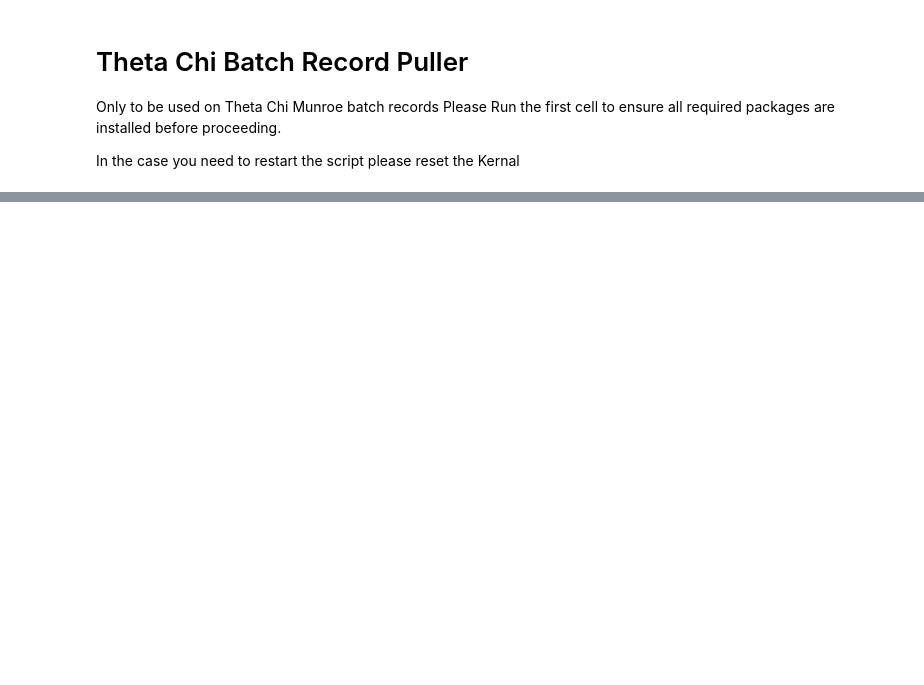
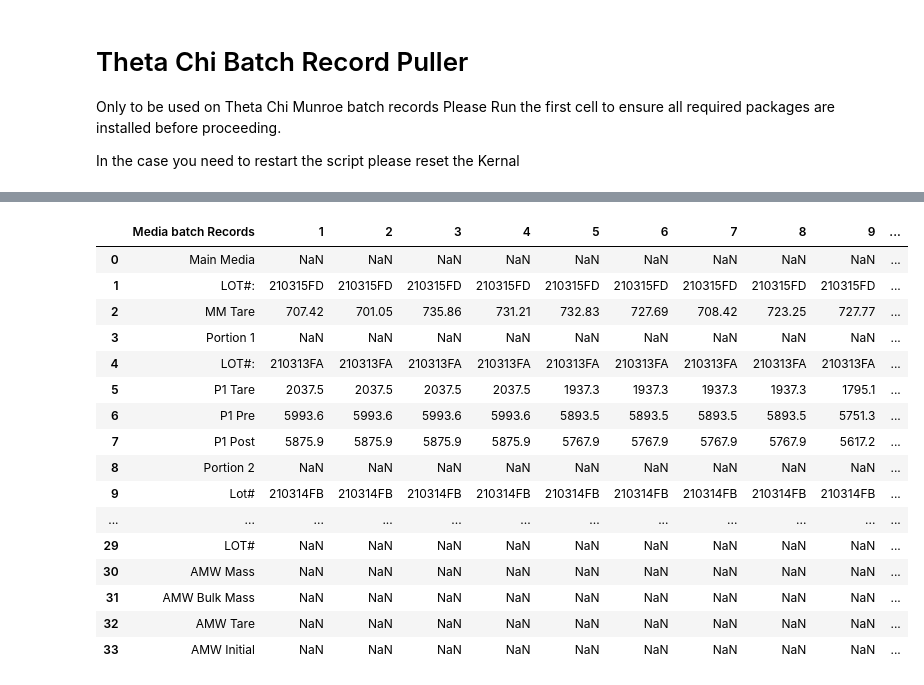
Before and after one commit to ZYMERGEN-khernandez/Batch-Record-Puller, a Jupyter notebook: batch_record_puller.ipynb, the cells around one changed output, grey strips where cells are left out. Saved outputs shown, nothing was run; the diff lists cells and outputs as text; code cells hidden in the pictures; blank space fills up the shorter version.

```diff
--- a/batch_record_puller.ipynb
+++ b/batch_record_puller.ipynb
@@ -12,8 +24,9 @@ In the case you need to restart the script please reset the Kernal
 # %%
 import pandas as pd
-import ossource = os.getcwd()
+import os
+source = os.getcwd()
 os.chdir('Batch Records')
-base = pd.read_excel('Batch Record Template.xlsx')
+base = pd.read_excel('Mun Batch Record Template.xlsx')
 files =  os.listdir()
 count = 1
 count2 = 1
@@ -157,3 +170,74 @@ for i in files:
 os.chdir('../')
 base.to_csv('Batch Record Data.csv')
 print('DONE!!!!!!!')
+# %%
+import pandas as pd
+import os
+#source = os.getcwd()
+#os.chdir('Batch Records')
+files =  os.listdir()
+base = pd.read_excel('Roo Batch Record Template.xlsx')
+glucose_counter = 1
+p1_counter = 1
+p2_counter =1
+adp_counter = 1
+amw_counter = 1
+mm_counter = 1
+
+for file in files:
+    if 'Main Media' in file:
+        print('Pulling Main Media Data from: ',file)
+        mm_dispense = pd.read_excel(file,'Ferm Dispense', usecols='M:AB')
+        mm_recipe = pd.read_excel(file,'Ferm Recipe', usecols='L:O')
+        mm_lot = pd.read_excel(file,'Order', usecols='C')
+        mm_dispense_columns = mm_dispense.columns
+        for col in mm_recipe.columns:
+            for i in range(4):
+                print('loop ', mm_counter)
+                base.loc[1,mm_counter] = mm_lot.loc[0,'Lot No.']
+                base.loc[2,mm_counter] = mm_dispense.loc[9,mm_dispense_columns[mm_counter-1]]
+                base.loc[7,mm_counter]= mm_recipe.loc[7,col]
+                base.loc[12,mm_counter] = mm_recipe.loc[10,col]
+                mm_counter += 1
+    if 'Portion 1' in file:
+        print('Pulling Portion 1 Media Data: ',file)
+        p1_lot = pd.read_excel(file,'Order',usecols='C')
+        p1_dispense = pd.read_excel(file,'Ferm Dispense',usecols='M:P')
+        for col in p1_dispense.columns:
+            for i in range(4):
+                print('p1 Loop ', p1_counter)
+                base.loc[4,p1_counter] = p1_lot.loc[0,'Lot No.']
+                base.loc[5,p1_counter] = p1_dispense.loc[8,col]
+                base.loc[6,p1_counter] = p1_dispense.loc[12,col]
+                p1_counter += 1
+    if 'Portion 2' in file:
+        print('Pulling Portion 2 Media Data: ',file)
+        p2_lot = pd.read_excel(file,'Order',usecols='C')
+        p2_dispense = pd.read_excel(file,'Ferm Dispense',usecols='M:P')
+        for col in p2_dispense.columns:
+            for i in range(4):
+                print('p2 Loop ', p2_counter)
+                base.loc[9,p2_counter] = p2_lot.loc[0,'Lot No.']
+                base.loc[10,p2_counter] = p2_dispense.loc[5,col]
+                base.loc[11,p2_counter] = p2_dispense.loc[10,col]
+                base.loc[14,p2_counter] = p2_dispense.loc[8,col]
+                base.loc[13,p2_counter] = p2_dispense.loc[9,col]
+                p2_counter += 1
+    if 'Adipic Acid' in file:
+        print('Pulling ADP Data: ',file)
+        adp_lot = pd.read_exel(file,'Order',usecols='C')
+        adp_recipe = pd.read_excel(file,'Ferm Recipe',usecols = 'L:M')
+        adp_dispense = pd.read_excel(file,'Ferm Dispense',usecols='M:AB')
+        adp_dispense_columns = adp_dispense.columns
+        for col in adp_recipe.columns:
+            for i in range(16):
+                print('ADP Loop ', adp_counter)
+                base.loc[23,adp_counter] = adp_lot[0,'Lot No.']
+                base.loc[24,adp_counter] =
+                base.loc[25,adp_counter] =
+                base.loc[26,adp_counter] =
+                base.loc[27,adp_counter] =
+
+
+display(base)
+# %% [output]
@@ -159,0 +261,17 @@ print('DONE!!!!!!!')
+|  | Media batch Records | 1 | 2 | 3 | 4 | 5 | 6 | 7 | 8 | 9 | ... |
+| 0 | Main Media | NaN | NaN | NaN | NaN | NaN | NaN | NaN | NaN | NaN | ... |
+| 1 | LOT#: | 210315FD | 210315FD | 210315FD | 210315FD | 210315FD | 210315FD | 210315FD | 210315FD | 210315FD | ... |
+| 2 | MM Tare | 707.42 | 701.05 | 735.86 | 731.21 | 732.83 | 727.69 | 708.42 | 723.25 | 727.77 | ... |
+| 3 | Portion 1 | NaN | NaN | NaN | NaN | NaN | NaN | NaN | NaN | NaN | ... |
+| 4 | LOT#: | 210313FA | 210313FA | 210313FA | 210313FA | 210313FA | 210313FA | 210313FA | 210313FA | 210313FA | ... |
+| 5 | P1 Tare | 2037.5 | 2037.5 | 2037.5 | 2037.5 | 1937.3 | 1937.3 | 1937.3 | 1937.3 | 1795.1 | ... |
+| 6 | P1 Pre | 5993.6 | 5993.6 | 5993.6 | 5993.6 | 5893.5 | 5893.5 | 5893.5 | 5893.5 | 5751.3 | ... |
+| 7 | P1 Post | 5875.9 | 5875.9 | 5875.9 | 5875.9 | 5767.9 | 5767.9 | 5767.9 | 5767.9 | 5617.2 | ... |
+| 8 | Portion 2 | NaN | NaN | NaN | NaN | NaN | NaN | NaN | NaN | NaN | ... |
+| 9 | Lot# | 210314FB | 210314FB | 210314FB | 210314FB | 210314FB | 210314FB | 210314FB | 210314FB | 210314FB | ... |
+| ... | ... | ... | ... | ... | ... | ... | ... | ... | ... | ... | ... |
+| 29 | LOT# | NaN | NaN | NaN | NaN | NaN | NaN | NaN | NaN | NaN | ... |
+| 30 | AMW Mass | NaN | NaN | NaN | NaN | NaN | NaN | NaN | NaN | NaN | ... |
+| 31 | AMW Bulk Mass | NaN | NaN | NaN | NaN | NaN | NaN | NaN | NaN | NaN | ... |
+| 32 | AMW Tare | NaN | NaN | NaN | NaN | NaN | NaN | NaN | NaN | NaN | ... |
+| 33 | AMW Initial | NaN | NaN | NaN | NaN | NaN | NaN | NaN | NaN | NaN | ... |
```
Also changed, not shown: parts of 3 cells of this notebook, 13 other files.
